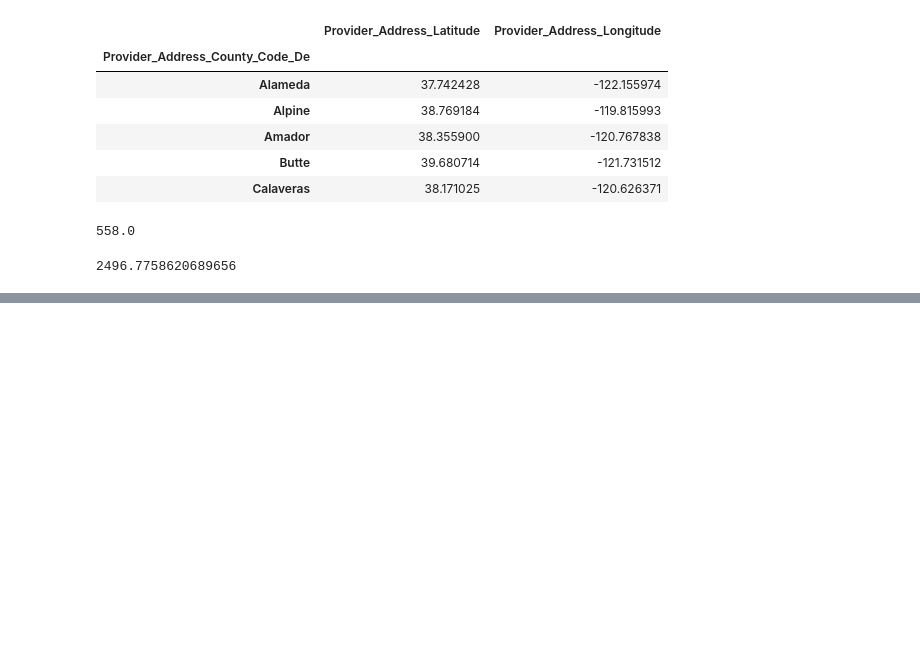
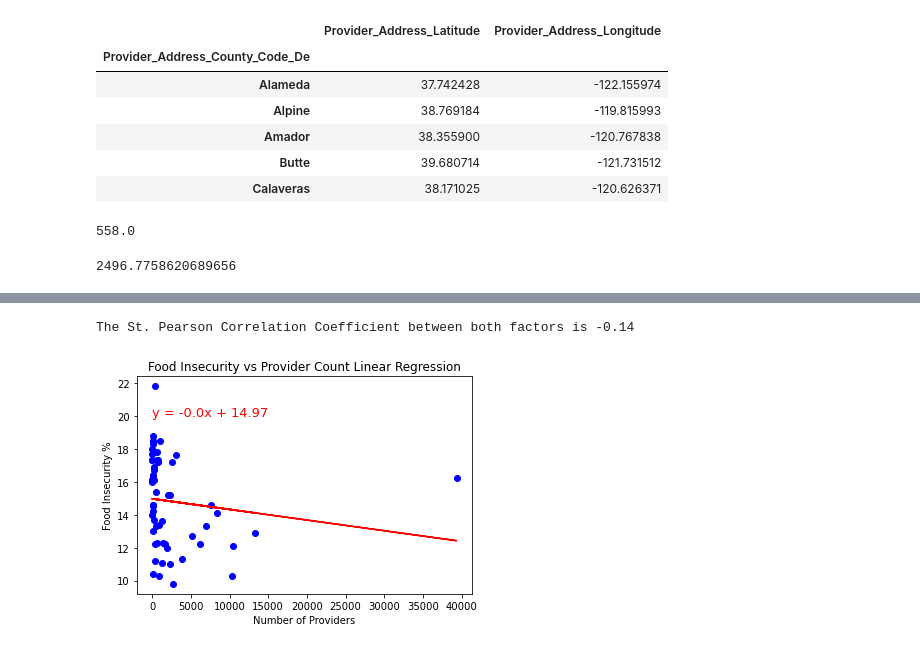
Before and after one commit to Data-Analytics-Project-1/Project-1, a Jupyter notebook: Medi-CalProviders/CAproviders.ipynb, the cells around one changed output, grey strips where cells are left out. Cells and saved outputs as stored; diff of their text form; code cells hidden in the pictures; blank space fills up the shorter version.

Commit message:
updated providers with plot

```diff
--- a/Medi-CalProviders/CAproviders.ipynb
+++ b/Medi-CalProviders/CAproviders.ipynb
@@ -109,3 +110,40 @@ fig.add_layer(heat_layer)
 fig
 # %% [output]
 [interactive output not drawn]
+# %%
+foodInsecurity_df = pd.DataFrame(pd.read_csv("Feeding-America-Projections-March 2021-Food-Insecurity.csv"))
+CA_df = foodInsecurity_df.loc[foodInsecurity_df['State'] == 'CA']
+CA_df.reset_index(drop=True, inplace=True)
+CA_df = CA_df.drop(columns=['[Revised Projections – March 2021]\n2020 Food Insecurity #',
+                            '[Revised Projections – March 2021]\n2020 Food Insecurity % Change',
+                            '[Revised Projections – March 2021]\n2020 Food Insecurity # Change',
+                            '[Revised Projections – March 2021]\nAdjusted Annual Unemployment Change','Total Child Population', '2019 Child Food Insecurity  %', '2019 Child Food Insecurity #',
+                            '[Revised Projections – March 2021]\n2020 Child Food Insecurity  %',
+                            '[Revised Projections – March 2021]\n2020 Child Food Insecurity #',
+                            '[Revised Projections – March 2021]\n2020 Child Food Insecurity % Change',
+                            '[Revised Projections – March 2021]\n2020 Child Food Insecurity # Change',
+                            '2019 Food Insecurity %', '2019 Food Insecurity #', 'County, State', 'State'])
+CA_df = CA_df.loc[CA_df['[Revised Projections – March 2021]\n2020 Food Insecurity  %'].isnull().values == False]
+CA_df['FIPS'] = CA_df['FIPS'] - 6000
+CA_df['[Revised Projections – March 2021]\n2020 Food Insecurity  %'] = CA_df['[Revised Projections – March 2021]\n2020 Food Insecurity  %']*100
+# %%
+slope, intercept, rValue, pValue, std_err = linregress(targetCounts, CA_df['[Revised Projections – March 2021]\n2020 Food Insecurity  %'])
+print(f'The St. Pearson Correlation Coefficient between both factors is {round(rValue, 2)}')
+
+
+line_best_fit = slope*targetCounts + intercept
+
+
+annotation_string = 'y = ' + str(round(slope, 2)) + 'x + ' + str(round(intercept, 2))
+plt.annotate(annotation_string, xy=(12,20), fontsize=13, color='red')
+plt.plot(targetCounts,line_best_fit,"-", color='red')
+
+plt.ylabel('Food Insecurity %')
+plt.xlabel('Number of Providers')
+plt.title('Food Insecurity vs Provider Count Linear Regression')
+
+plt.scatter(targetCounts, CA_df['[Revised Projections – March 2021]\n2020 Food Insecurity  %'],  marker='o', facecolors='blue', edgecolors='blue')
+plt.show()
+# %% [output]
+The St. Pearson Correlation Coefficient between both factors is -0.14
+[figure, added]
```
Also changed, not shown: parts of 1 cell of this notebook, 1 other file.
